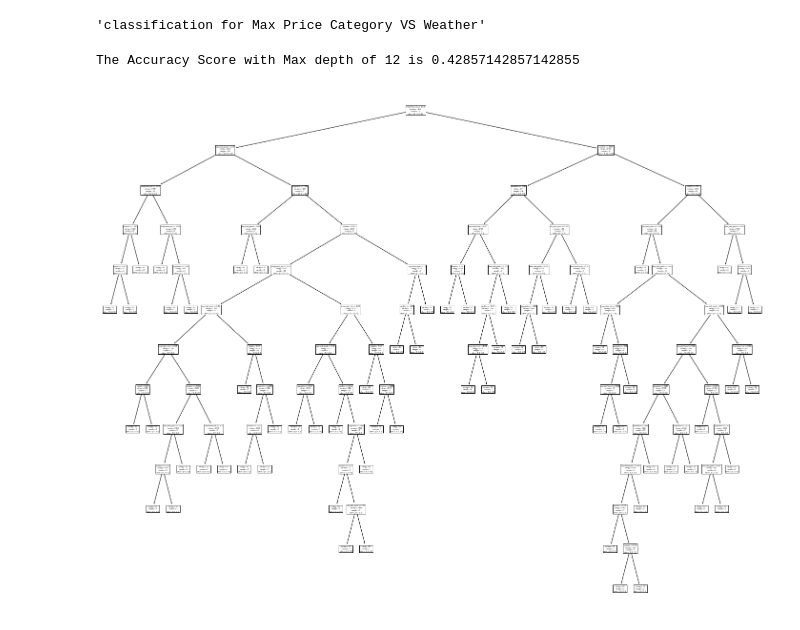
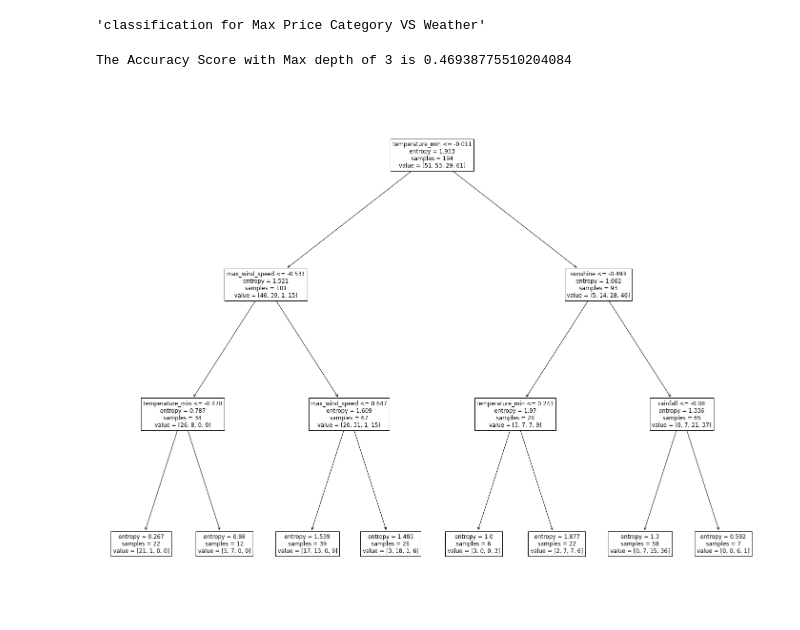
Before and after one commit to happy-bonbon/Data-Science-Project, a Jupyter notebook: Final Assignment Files/decision_tree.ipynb, the cells around one changed output. Drawn from its saved outputs; the diff is of its cells as text; code cells hidden in the pictures.

```diff
--- a/Final Assignment Files/decision_tree.ipynb
+++ b/Final Assignment Files/decision_tree.ipynb
@@ -17,11 +17,11 @@ dataset = pd.read_csv('combined_detail_cleaned.csv')
 
 # Selecting features
 features = dataset[['temperature_min','rainfall',
-                    'evaporation', 'sunshine', 'max_wind_speed']]
+                    'sunshine', 'max_wind_speed']]
 
 classlabel = dataset['max_price_category']
 # %%
-x_times = 12
+x_times = 3
 
 # Split Training and Test sets
 features_train, feature_test, class_train, class_test = train_test_split(
@@ -46,13 +46,12 @@ predictions = dt.predict(feature_test)
 my_score=accuracy_score(class_test, predictions)
 print(f'The Accuracy Score with Max depth of {x_times} is {my_score}')
 # %% [output]
-The Accuracy Score with Max depth of 12 is 0.42857142857142855
+The Accuracy Score with Max depth of 3 is 0.46938775510204084
 # %%
 # Plot
 plt.figure(figsize=(25, 20))
-featurenames = ['temperature_min','rainfall',
-                'evaporation', 'sunshine', 'max_wind_speed']
+featurenames = ['temperature_min', 'rainfall', 'sunshine', 'max_wind_speed']
 tree.plot_tree(dt, feature_names=featurenames)
 plt.show()
 # %% [output]
-[figure, old version]
+[figure, new version]
```
Also changed, not shown: 3 other files.
